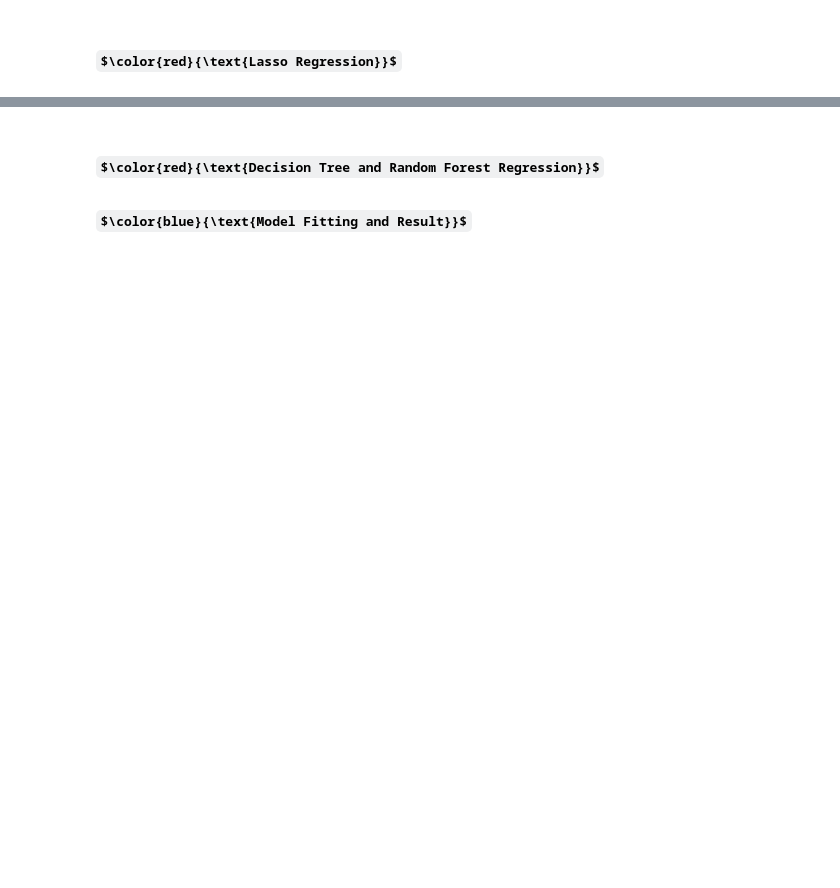
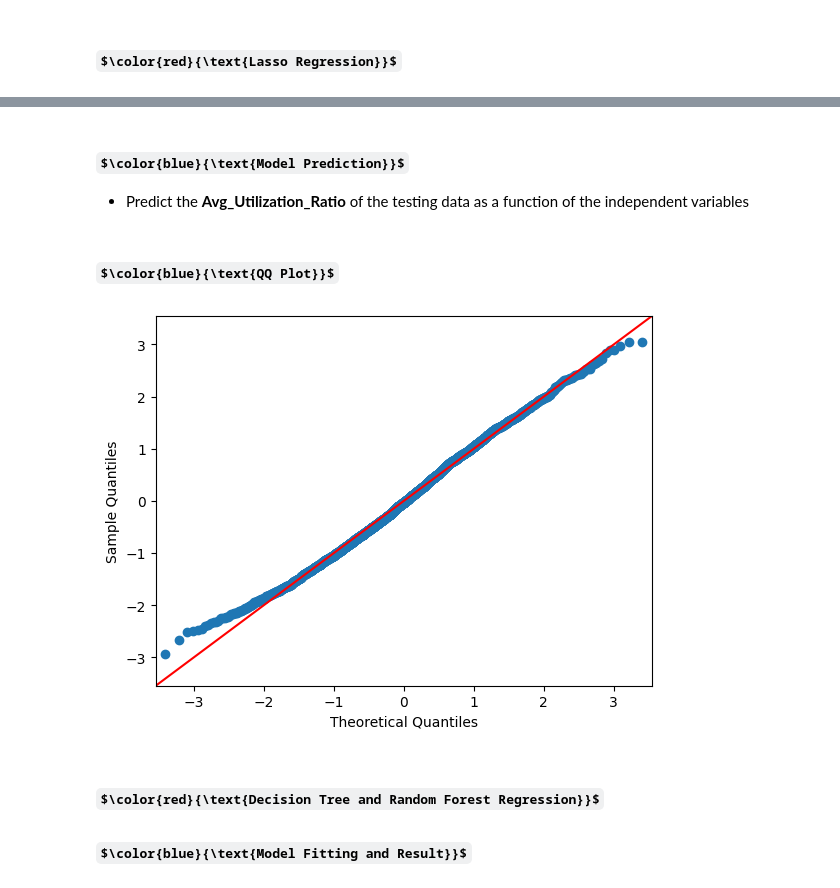
Before and after one commit to coreygoavec/Presentation-2, a Jupyter notebook: Presentation_2.ipynb, the cells around one changed output, grey strips where cells are left out. Drawn from its saved outputs; the diff is of its cells as text; code cells hidden in the pictures; some formulas as TeX source; blank space fills up the shorter version.

```diff
--- a/Presentation_2.ipynb
+++ b/Presentation_2.ipynb
@@ -196,7 +196,7 @@ from sklearn.model_selection import train_test_split
 
 # Independent variables used for regression
 depVar = churn_std_full['Avg_Utilization_Ratio']
-indVar = churn_std_full.drop('Avg_Utilization_Ratio', axis = 1)
+indVar = churn_std_full
 
 # Partition data into training(70%) and testing(30%).
 trainX, testX, trainY, testY = train_test_split(indVar, depVar, test_size = 0.3, random_state = 1)
@@ -232,0 +258,10 @@ trainX, testX, trainY, testY = train_test_split(indVar, depVar, test_size = 0.3,
+# %%
+# Add the intercept term to the data before modeling
+trainX = sm.add_constant(trainX)
+
+# LASSO modeling (As alpha increases, the coefficients shrink to zero. L1_wt = 1 means lasso regression)
+# Alpha must yield a smaller error.
+lasso_model = sm.OLS(trainY, trainX).fit_regularized(alpha = -20, L1_wt = 1)
+
+# Print model coefficients
+lasso_model.params
@@ -233,3 +280,24 @@ trainX, testX, trainY, testY = train_test_split(indVar, depVar, test_size = 0.3,
+# %% [markdown]
+### $\color{blue}{\text{Model Prediction}}$
+
+- Predict the **Avg_Utilization_Ratio** of the testing data as a function of the independent variables
+# %%
+# Always performed on testing data.
+# Add the intercept term to the data before modeling
+testX = sm.add_constant(testX)
+
+# Predict housing prices based on testing data.
+pred_test = lasso_model.predict(testX)
+# %% [markdown]
+### $\color{blue}{\text{QQ Plot}}$
+# %%
+import scipy.stats as stats
+
+residual = testY - pred_test
+fig = sm.qqplot(residual, stats.t, fit = True, line = '45')
+plt.show()
+# %% [output]
+[figure, added]
 # %% [markdown]
 ## $\color{red}{\text{Decision Tree and Random Forest Regression}}$
 
```
Also changed, not shown: parts of 9 cells of this notebook.
